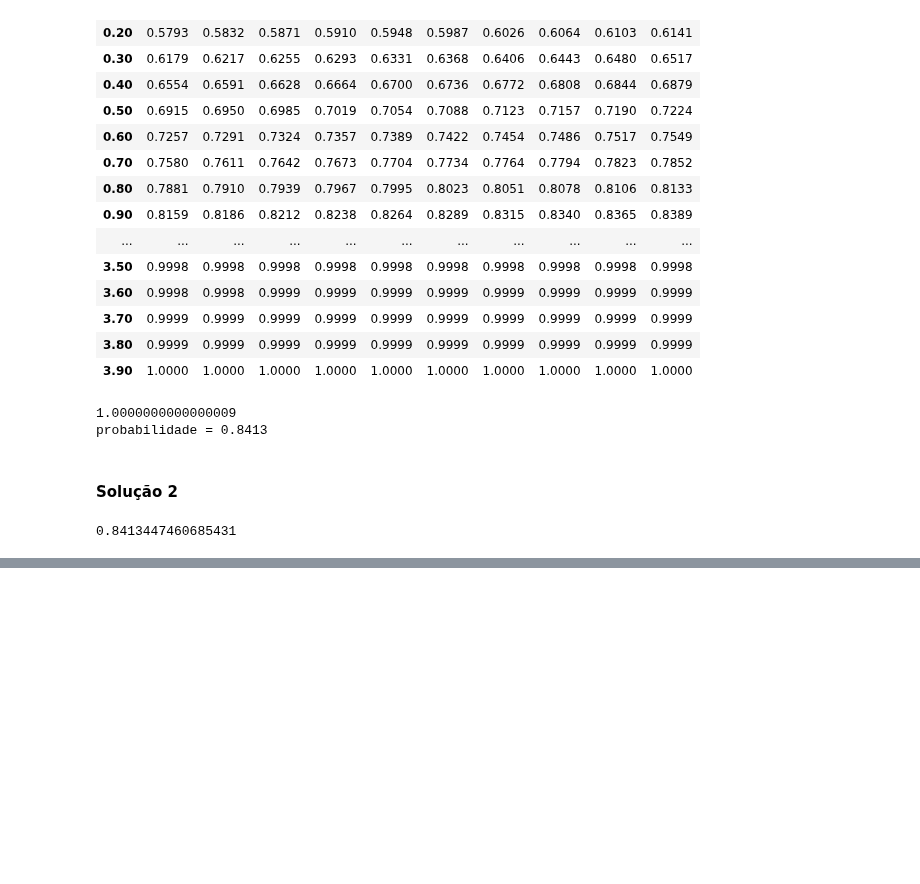
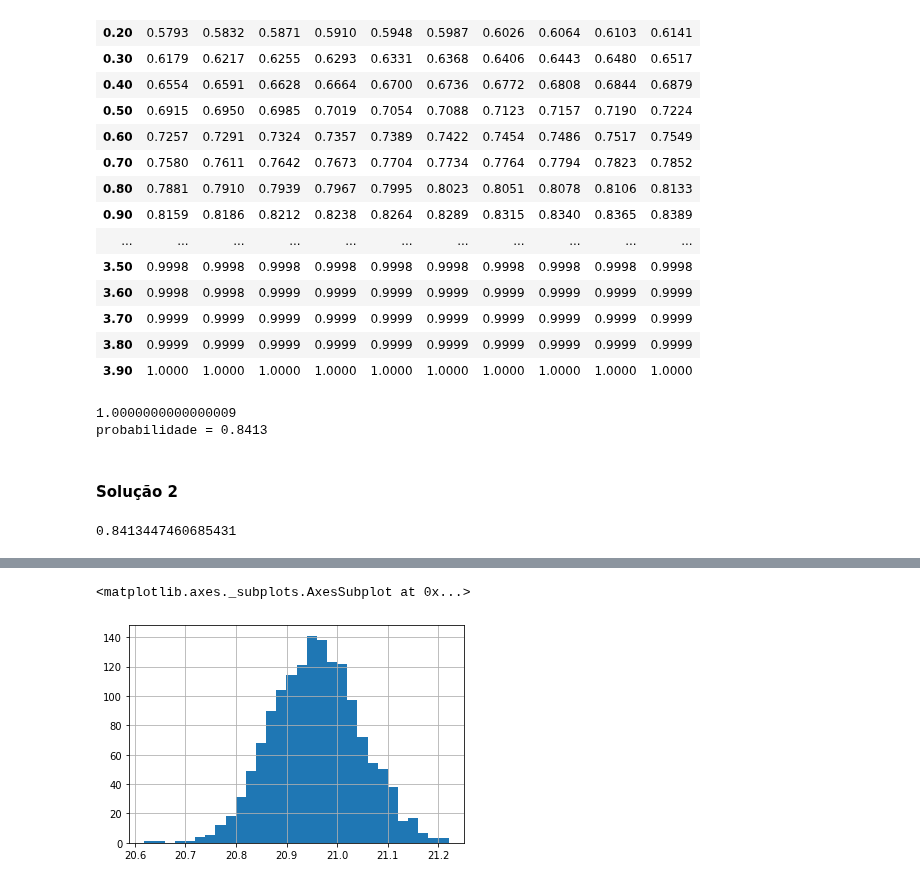
Before and after one commit to GuilhermeRuy97/BootcampDataScience, a Jupyter notebook: resumo_estatistica.ipynb, the cells around one changed output, grey strips where cells are left out. Saved outputs shown, nothing was run; the diff lists cells and outputs as text; code cells hidden in the pictures; blank space fills up the shorter version.

```diff
--- a/resumo_estatistica.ipynb
+++ b/resumo_estatistica.ipynb
@@ -314,0 +325,12 @@ print(probabilidade)
+# %%
+import pandas as pd
+from zipfile import ZipFile
+
+
+
+caminho = "/content/drive/MyDrive/cursos/bootcampDSalura/dados modulo 3/PeNSE_2015_AMOSTRA2.zip"
+zip = ZipFile(caminho)
+caminho_pasta_zipada = zip.namelist()[1]
+
+dados = pd.read_csv(zip.open(caminho_pasta_zipada), sep = ";", thousands = ".", decimal = ",")
+dados.head()
@@ -314,0 +345,3 @@ print(probabilidade)
+# %%
+dados["IMC"] = dados["VB17003"]/ ((dados["VB17004"]/100)**2)
+dados["IMC"]
@@ -314,0 +361,12 @@ print(probabilidade)
+# %%
+#Criando a amostra de 1500 amostras de 2000 elementos
+
+n = 2000
+total_de_amostras = 1500
+amostras = pd.DataFrame()
+for i in range(total_de_amostras):
+  _ = dados.IMC.sample(n)
+  _.index = range(0, len(_))
+  amostras['Amostra_' + str(i)] = _
+
+amostras
@@ -314,0 +389,5 @@ print(probabilidade)
+# %%
+amostras.mean().hist(bins=30)
+# %% [output]
+<matplotlib.axes._subplots.AxesSubplot at 0x...>
+[figure, added]
```
Also changed, not shown: parts of 13 cells of this notebook.
